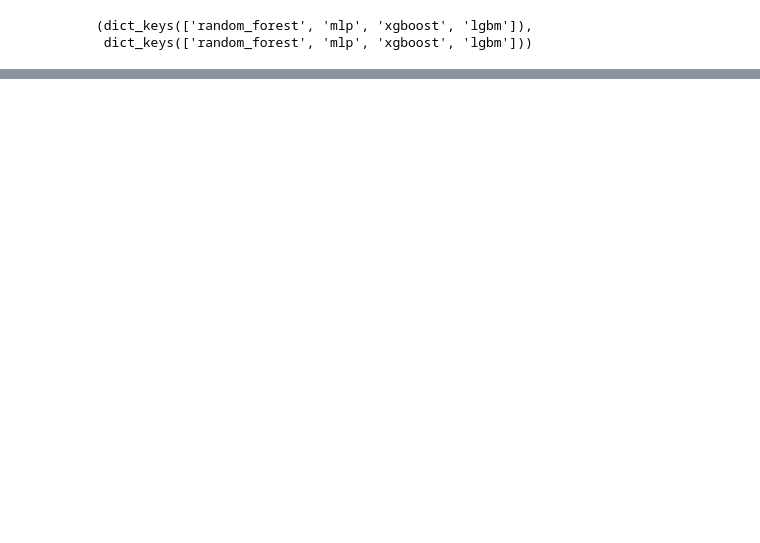
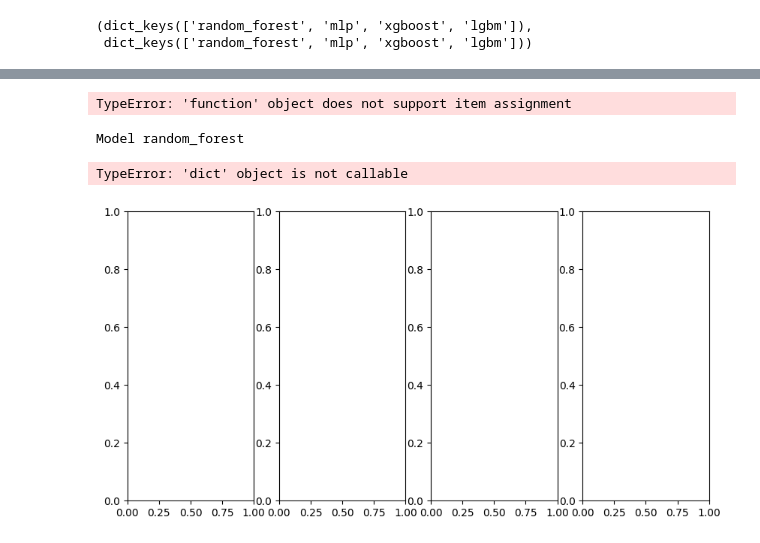
Before and after one commit to clarapunzi/SC-CE, a Jupyter notebook: eval.ipynb, the cells around one changed output, grey strips where cells are left out. Drawn from its saved outputs; the diff is of its cells as text; code cells hidden in the pictures; blank space fills up the shorter version.

Commit message:
Updated eval notebook, added the first metric. Adjusted the Readme

```diff
--- a/eval.ipynb
+++ b/eval.ipynb
@@ -508,0 +547,78 @@ Text(95.72222222222221, 0.5, 'Distances')
+# %%
+plug_in_rulers = {}
+rejected_by_coverage = {}
+classification_quality_dict = {}
+rejection_quality = {}
+target_coverages_n = 100
+n = len(splits['X_test'])
+
+for k in models.keys():
+    rejected_by_coverage[k] = {}
+    classification_quality[k] = {}
+    rejection_quality[k] = {}
+    plug_in_rulers[k] = {}
+# %% [output]
+TypeError: 'function' object does not support item assignment
+# %%
+#iterate over the models
+plot = True
+if plot:
+    fig, ax = plt.subplots(1,len(models.keys()),figsize=(10,5))
+    ax = ax.flatten()
+for jj,k in enumerate(models.keys()):
+    print("Model",k)
+    ## SELECTIVE CLASSIFIERS
+    # create the plug in rule
+    plug_in_rule = PlugInRule(model=models[k])
+    #scr = SCRoss(model=models[k])
+
+    #calibrate selective classifiers for target coverages
+    rej_rate_list = np.linspace(0,1.0,num=target_coverages_n)
+    target_coverages = [1-n for n in rej_rate_list]
+
+    #target_coverages = [.99, .75, .50] # here we define the target coverages for the selective classifiers
+    plug_in_rule.calibrate(splits["X_calibration"], target_coverages=target_coverages)
+    # scr.calibrate(target_coverages=target_coverages)
+
+    # here we create an array containing levels for acceptance depending on how the selective classifiers are calibrated
+    # since we used 100 target coverages, we have 101 levels of acceptance, i.e., 0, 1, 2, 3, ..., 100
+    selected_plg = plug_in_rule.qband(splits["X_test"])
+    #selected_scr = scr.qband(splits["X_test"])
+
+
+
+    for i in range(10):
+        qband = i
+        cov = 1 - target_coverages[i] # save as rejection rate, not coverage
+        #rejected list is a 0/1 list with 1 at rejected indices
+        rejected_list_plg = get_rejected_list(selected_plg, i)
+
+        (correct_nonrejected_plg,
+        correct_rejected_plg,
+        miscl_nonrejected_plg,
+        miscl_rejected_plg,
+        df_plg) = rejection_classification_report(splits['y_test'].values.reshape(-1),
+                                        plug_in_rule.predict(splits['X_test']),
+                                        rejected_list_plg)
+
+
+    # n = len(df_test['TARGET'])
+        # get performance metrics
+        AN_plg = nonrejected_accuracy(correct_nonrejected_plg, miscl_nonrejected_plg)
+        CQ = classification_quality(correct_nonrejected_plg, miscl_rejected_plg, n)
+        RQ = rejection_quality(correct_rejected_plg, correct_nonrejected_plg, miscl_rejected_plg, miscl_nonrejected_plg)
+
+
+        rejected_by_coverage[k][cov] = AN_plg
+        classification_quality_dict[k][cov] = CQ
+        rejection_quality_dict[k][cov] = RQ
+    if plot:
+        ax[jj].plot(rejected_by_coverage_plg.keys(), rejected_by_coverage_plg.values(), label='PlugInRule'+k)
+        ax[jj].legend()
+        ax[jj].set_title(k)
+        ax[jj].set_xlabel('Rejection rate')
+        ax[jj].set_ylabel('Non-rejected accuracy')
+# %% [output]
+Model random_forest
+TypeError: 'dict' object is not callable
+[figure, added]
```
Also changed, not shown: parts of 33 cells of this notebook, 10 other files.
